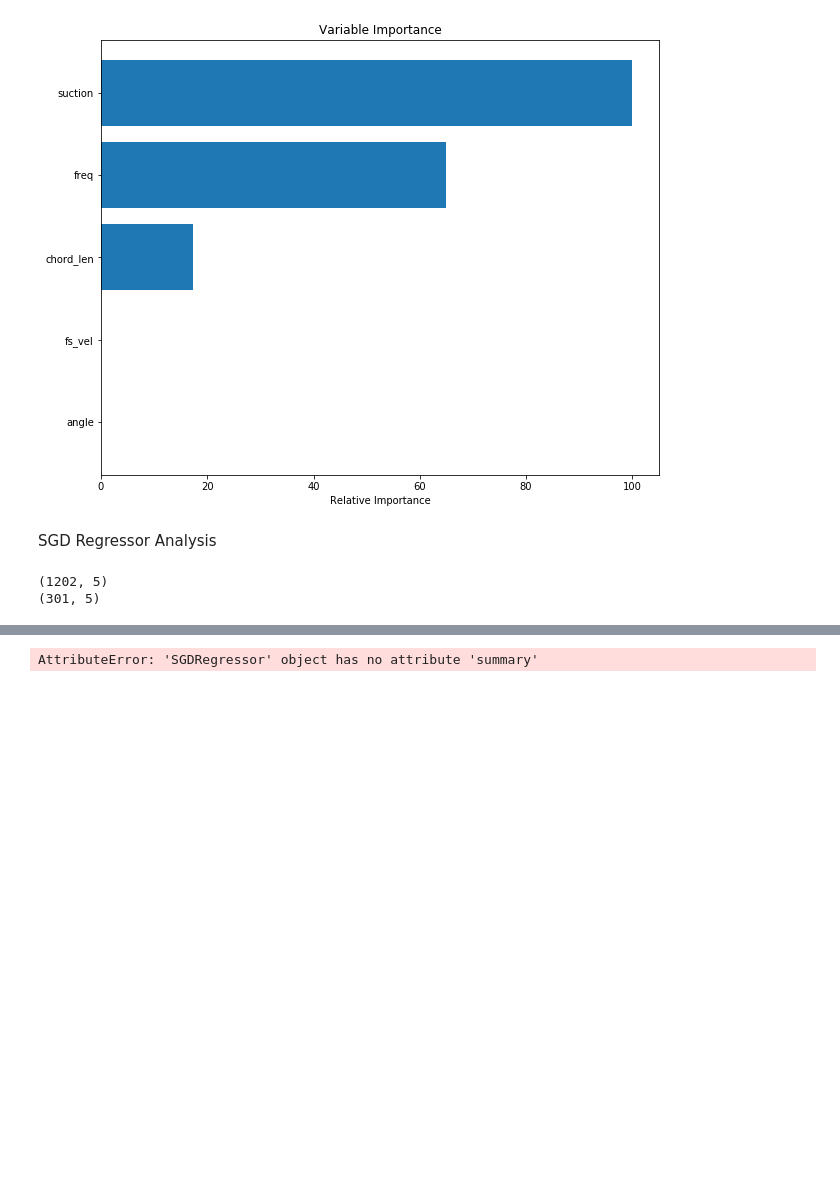
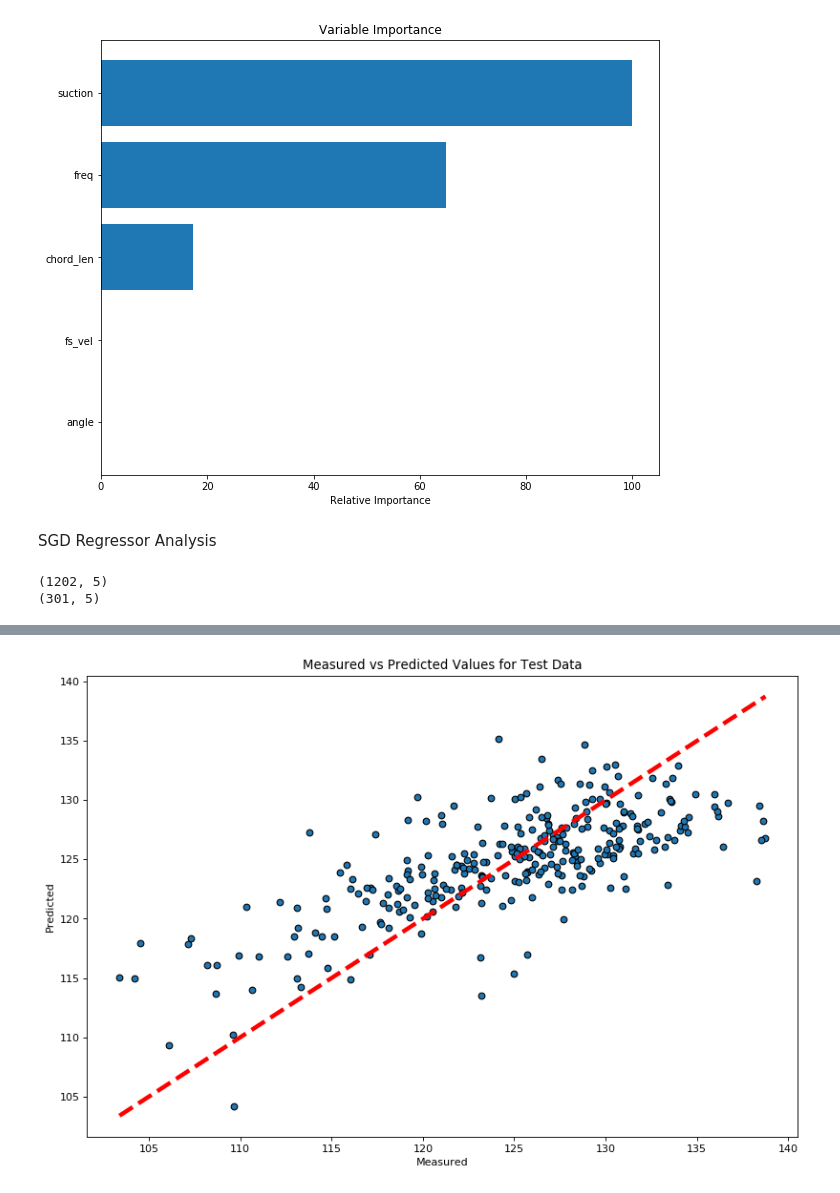
Before and after one commit to cleysonl/Ce888Assignment, a Jupyter notebook: 1.Airfoil/Airfoil_Analysis.ipynb, the cells around one changed output, grey strips where cells are left out. Drawn from its saved outputs; the diff is of its cells as text; code cells hidden in the pictures; blank space fills up the shorter version.

```diff
--- a/1.Airfoil/Airfoil_Analysis.ipynb
+++ b/1.Airfoil/Airfoil_Analysis.ipynb
@@ -282,4 +292,11 @@ Intercept: [129.34010305]
-# %%
-SGDReg.summary()
-# %% [output]
-AttributeError: 'SGDRegressor' object has no attribute 'summary'
+# %%
+# Plot measured values vs predicted values
+plt.figure(num=None, figsize=(12, 8), dpi=80, facecolor='w', edgecolor='k')
+plt.scatter(y_test, y_predicted, edgecolors=(0, 0, 0))
+plt.plot([y_test.min(), y_test.max()], [y_test.min(), y_test.max()], 'r--', lw=4)
+plt.xlabel('Measured')
+plt.ylabel('Predicted')
+plt.title('Measured vs Predicted Values for Test Data')
+plt.show()
+# %% [output]
+[figure, added]
```
Also changed, not shown: parts of 6 cells of this notebook, 2 other files.
